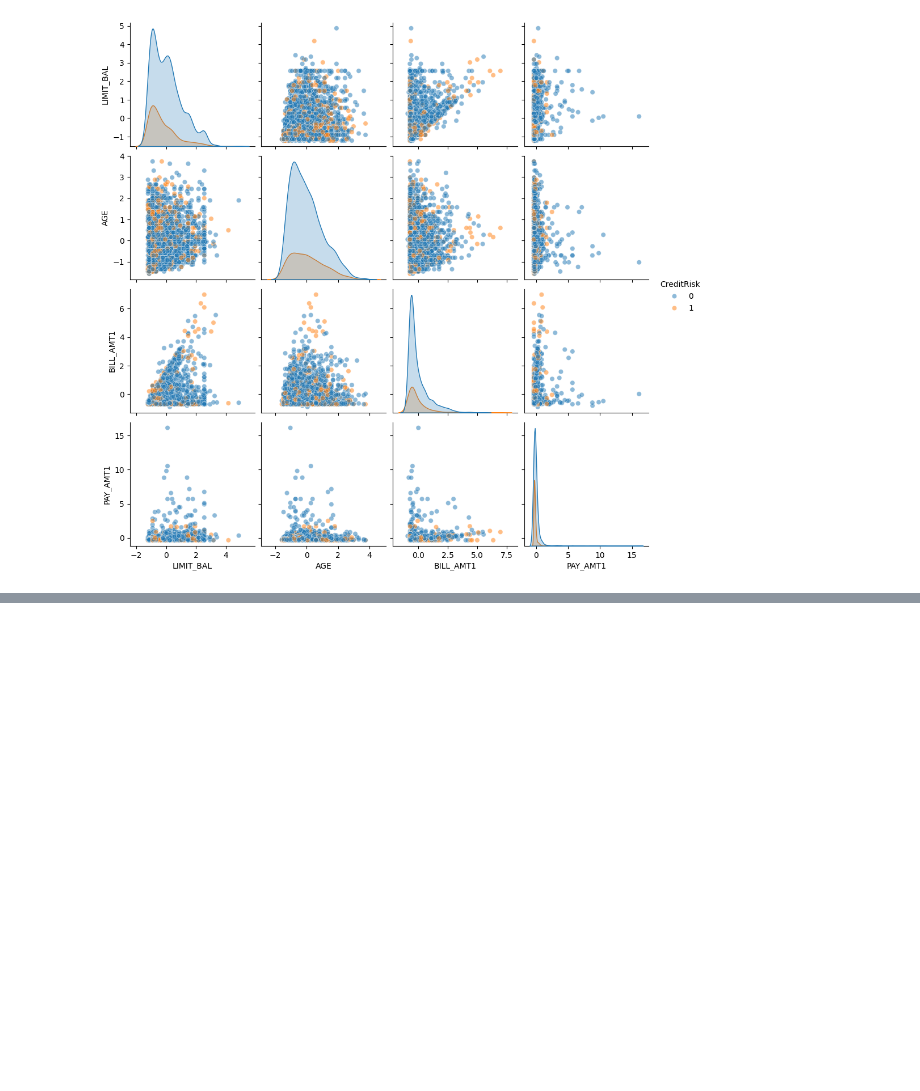
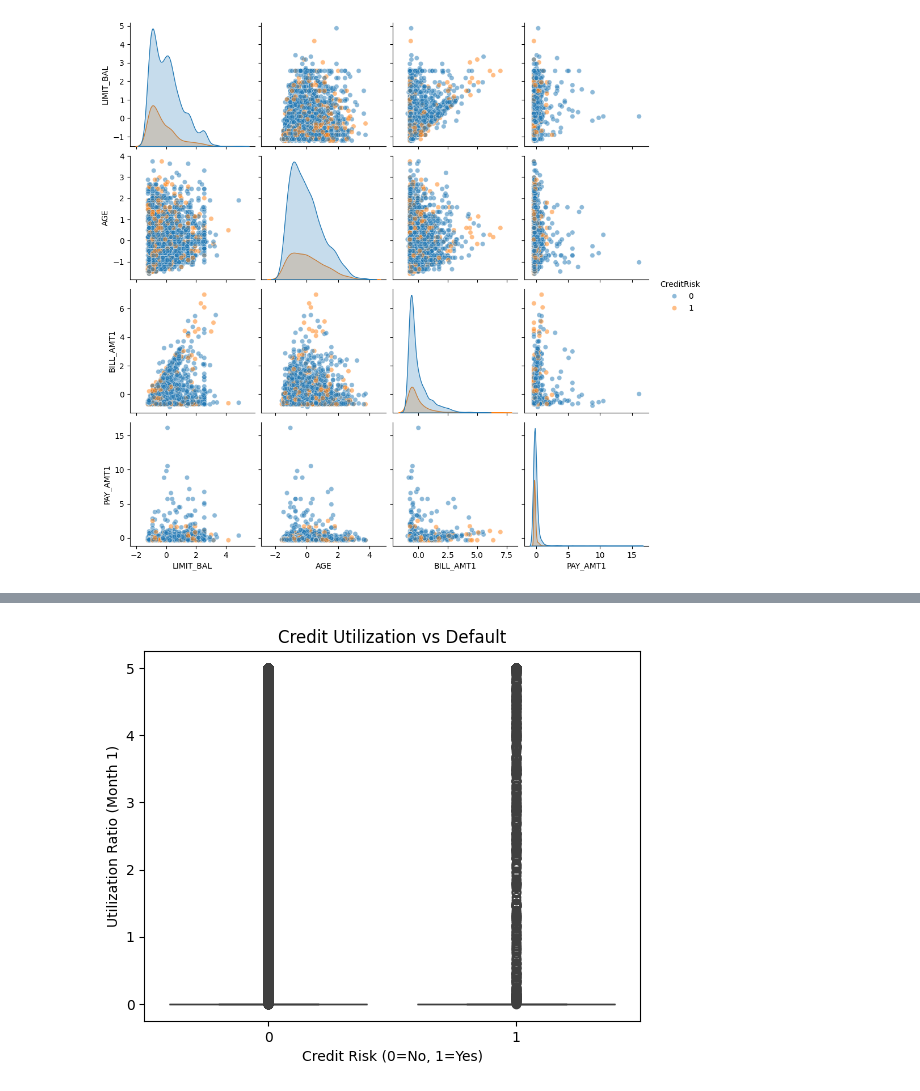
Before and after one commit to tigerlaxmikant/MS_Data_Analytics_Capstone_Project, a Jupyter notebook: Code/Data_Analytics_Capstone.ipynb, the cells around one changed output, grey strips where cells are left out. Saved outputs shown, nothing was run; the diff lists cells and outputs as text; code cells hidden in the pictures; blank space fills up the shorter version.

```diff
--- a/Code/Data_Analytics_Capstone.ipynb
+++ b/Code/Data_Analytics_Capstone.ipynb
@@ -307,0 +585,10 @@ plt.show()
+# %%
+import seaborn as sns
+
+sns.boxplot(x="CreditRisk", y="UTIL_RATIO1", data=df)
+plt.title("Credit Utilization vs Default")
+plt.xlabel("Credit Risk (0=No, 1=Yes)")
+plt.ylabel("Utilization Ratio (Month 1)")
+plt.show()
+# %% [output]
+[figure, added]
```
Also changed, not shown: parts of 32 cells of this notebook.
